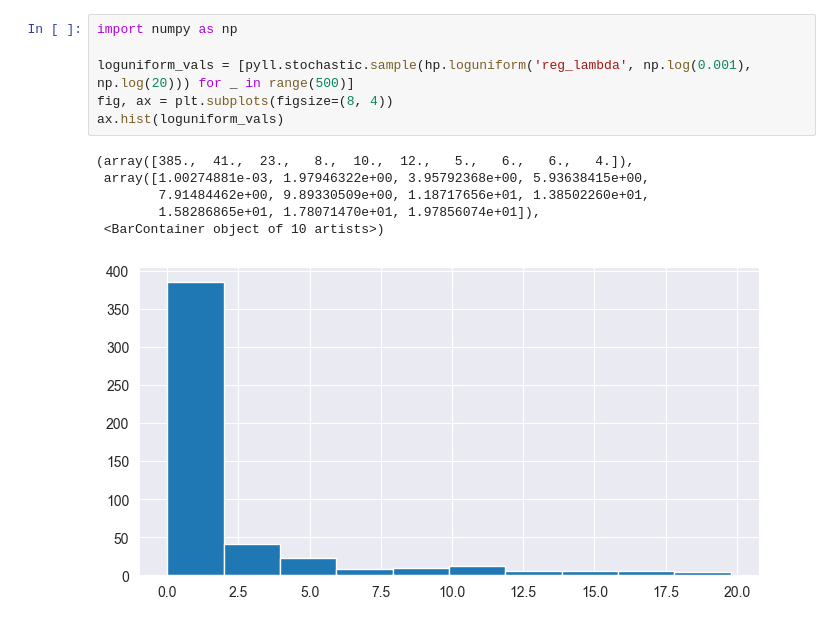
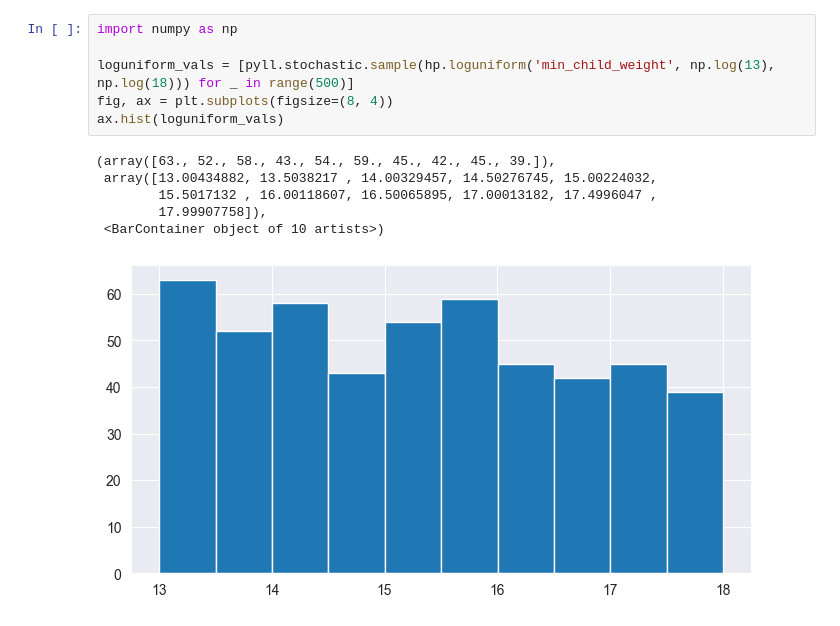
Before and after one commit to kamil0920/football_result_prediction-v2, a Jupyter notebook: src/hyperparameters/hyperopt_defining_params_dist.ipynb, the cells around one changed output. Saved outputs shown, nothing was run; the diff lists cells and outputs as text.

```diff
--- a/src/hyperparameters/hyperopt_defining_params_dist.ipynb
+++ b/src/hyperparameters/hyperopt_defining_params_dist.ipynb
@@ -17,16 +17,16 @@ ax.hist(uniform_vals)
 # %%
 import numpy as np
 
-loguniform_vals = [pyll.stochastic.sample(hp.loguniform('reg_lambda', np.log(0.001), np.log(20))) for _ in range(500)]
+loguniform_vals = [pyll.stochastic.sample(hp.loguniform('min_child_weight', np.log(13), np.log(18))) for _ in range(500)]
 fig, ax = plt.subplots(figsize=(8, 4))
 ax.hist(loguniform_vals)
 # %% [output]
-(array([385.,  41.,  23.,   8.,  10.,  12.,   5.,   6.,   6.,   4.]),
- array([1.00274881e-03, 1.97946322e+00, 3.95792368e+00, 5.93638415e+00,
-        7.91484462e+00, 9.89330509e+00, 1.18717656e+01, 1.38502260e+01,
-        1.58286865e+01, 1.78071470e+01, 1.97856074e+01]),
+(array([63., 52., 58., 43., 54., 59., 45., 42., 45., 39.]),
+ array([13.00434882, 13.5038217 , 14.00329457, 14.50276745, 15.00224032,
+        15.5017132 , 16.00118607, 16.50065895, 17.00013182, 17.4996047 ,
+        17.99907758]),
  <BarContainer object of 10 artists>)
-[figure, old version]
+[figure, new version]
 # %%
 import pandas as pd
 import numpy as np
```
Also changed, not shown: parts of 2 cells of this notebook, 6 other files.
